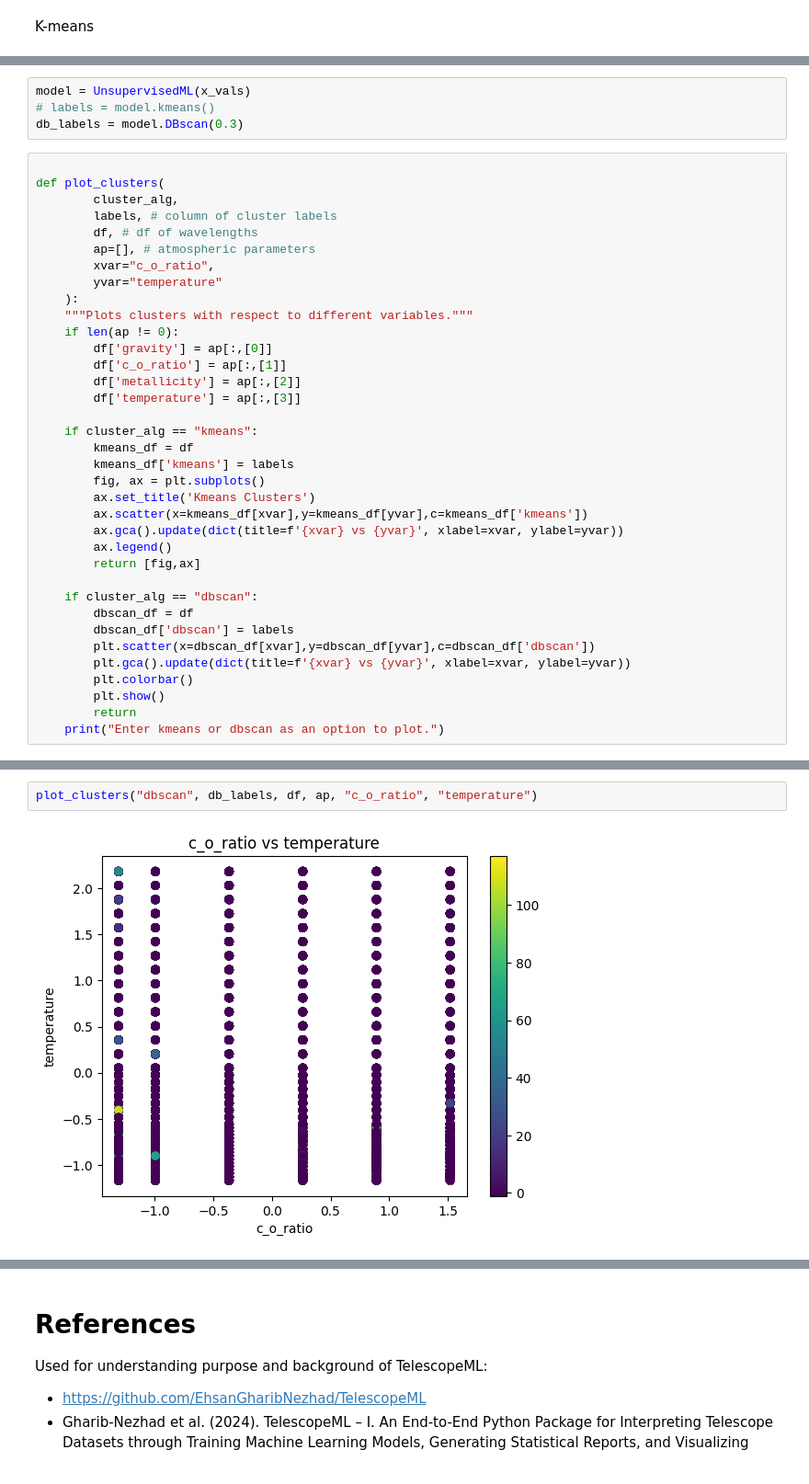
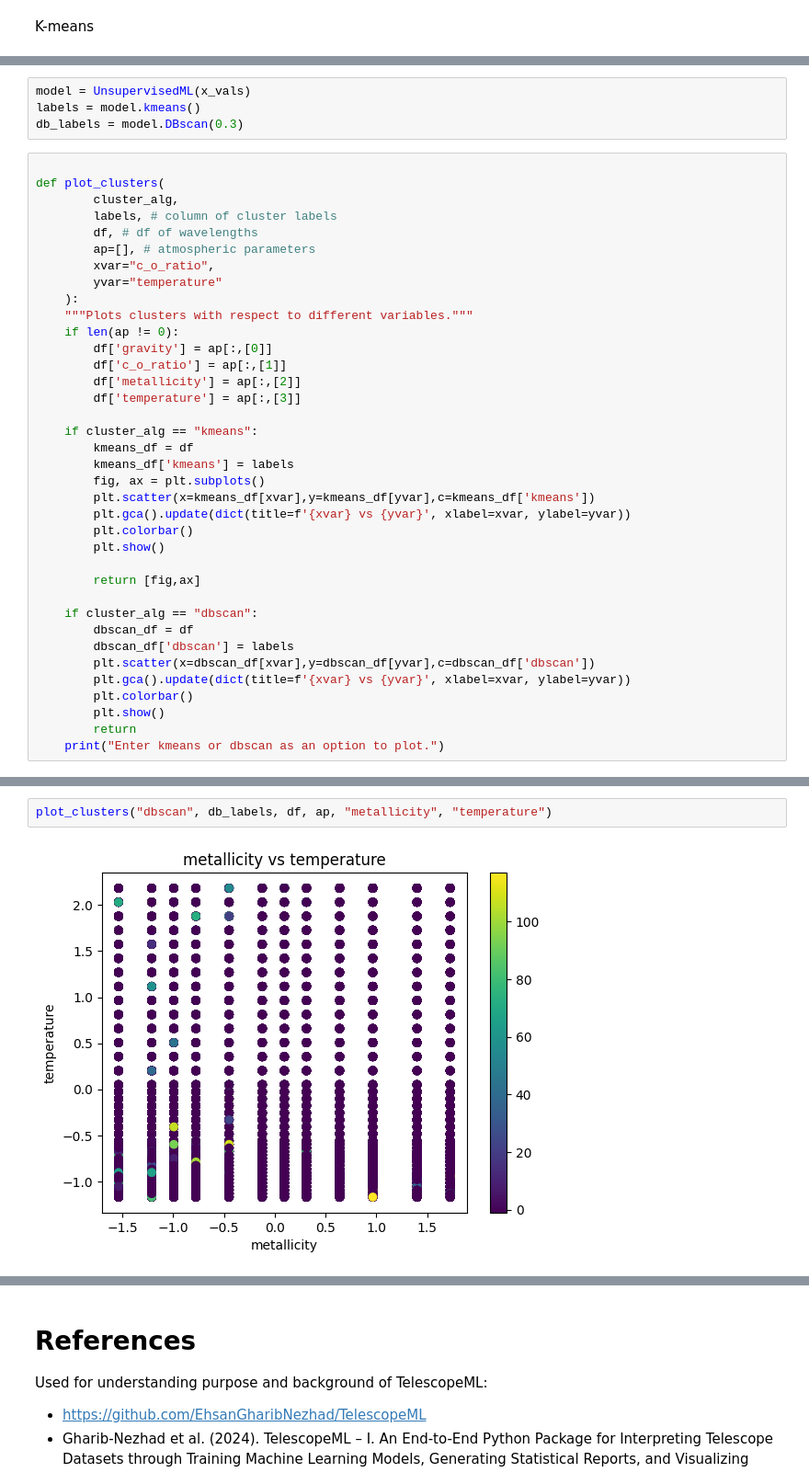
Before and after one commit to sierrajanson/TelescopeML, a Jupyter notebook: docs/tutorials/5_UnsupervisedExperiments.ipynb, the cells around one changed output, grey strips where cells are left out. Shown at 92% size. Drawn from its saved outputs; the diff is of its cells as text.

```diff
--- a/docs/tutorials/5_UnsupervisedExperiments.ipynb
+++ b/docs/tutorials/5_UnsupervisedExperiments.ipynb
@@ -232,6 +134,6 @@ ValueError: in user code:
 # %%
 model = UnsupervisedML(x_vals)
-# labels = model.kmeans()
+labels = model.kmeans()
 db_labels = model.DBscan(0.3)
 # %%
 
@@ -254,10 +156,11 @@ def plot_clusters(
         kmeans_df = df
         kmeans_df['kmeans'] = labels
         fig, ax = plt.subplots()
-        ax.set_title('Kmeans Clusters')
-        ax.scatter(x=kmeans_df[xvar],y=kmeans_df[yvar],c=kmeans_df['kmeans'])
-        ax.gca().update(dict(title=f'{xvar} vs {yvar}', xlabel=xvar, ylabel=yvar))
-        ax.legend()
+        plt.scatter(x=kmeans_df[xvar],y=kmeans_df[yvar],c=kmeans_df['kmeans'])
+        plt.gca().update(dict(title=f'{xvar} vs {yvar}', xlabel=xvar, ylabel=yvar))
+        plt.colorbar()
+        plt.show()
+
         return [fig,ax]
 
     if cluster_alg == "dbscan":
@@ -272,4 +181,4 @@ def plot_clusters(
 # %%
-plot_clusters("dbscan", db_labels, df, ap, "c_o_ratio", "temperature")
+plot_clusters("dbscan", db_labels, df, ap, "metallicity", "temperature")
 # %% [output]
-[figure, old version]
+[figure, new version]
```
Also changed, not shown: parts of 13 cells of this notebook.
